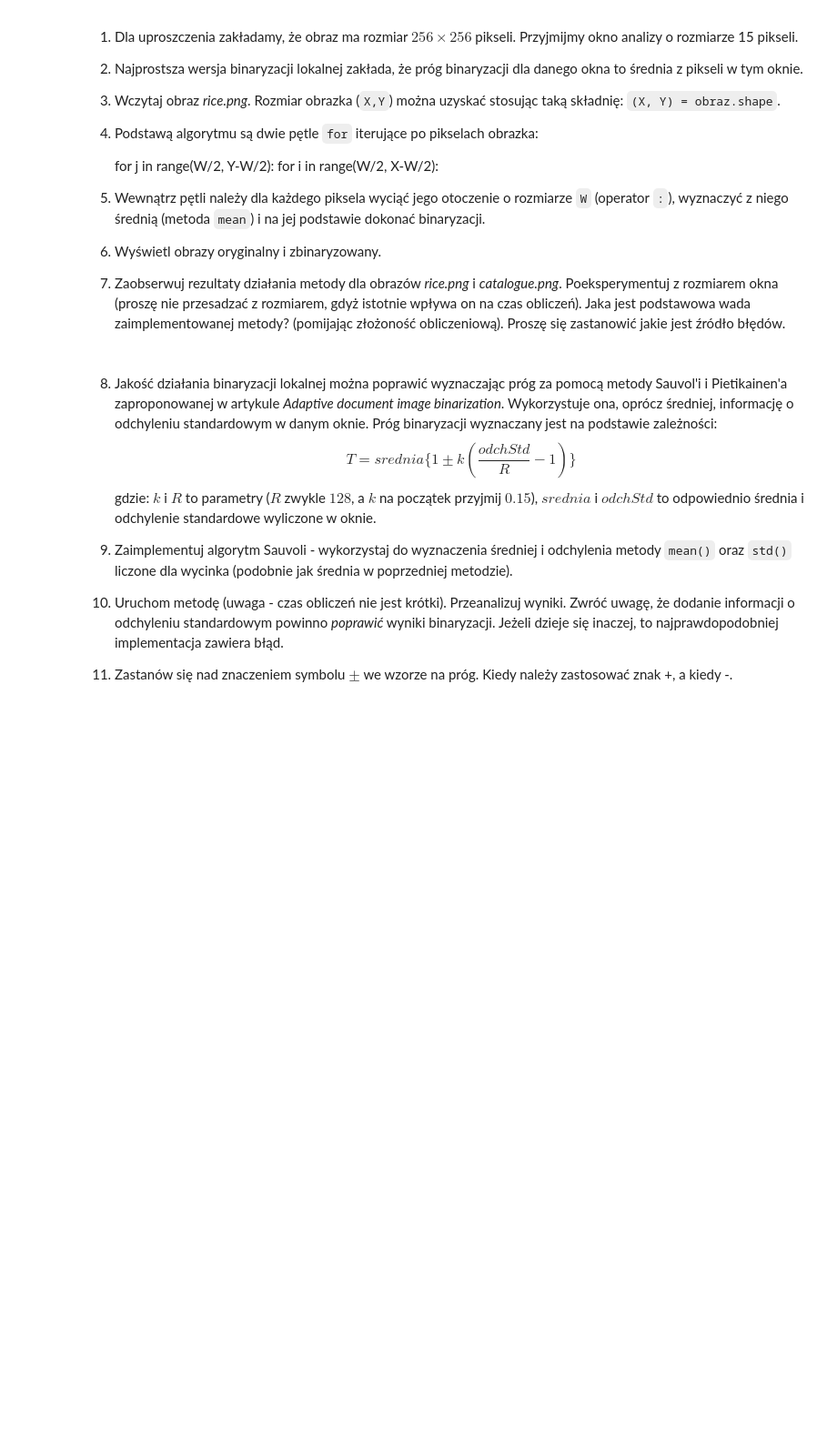
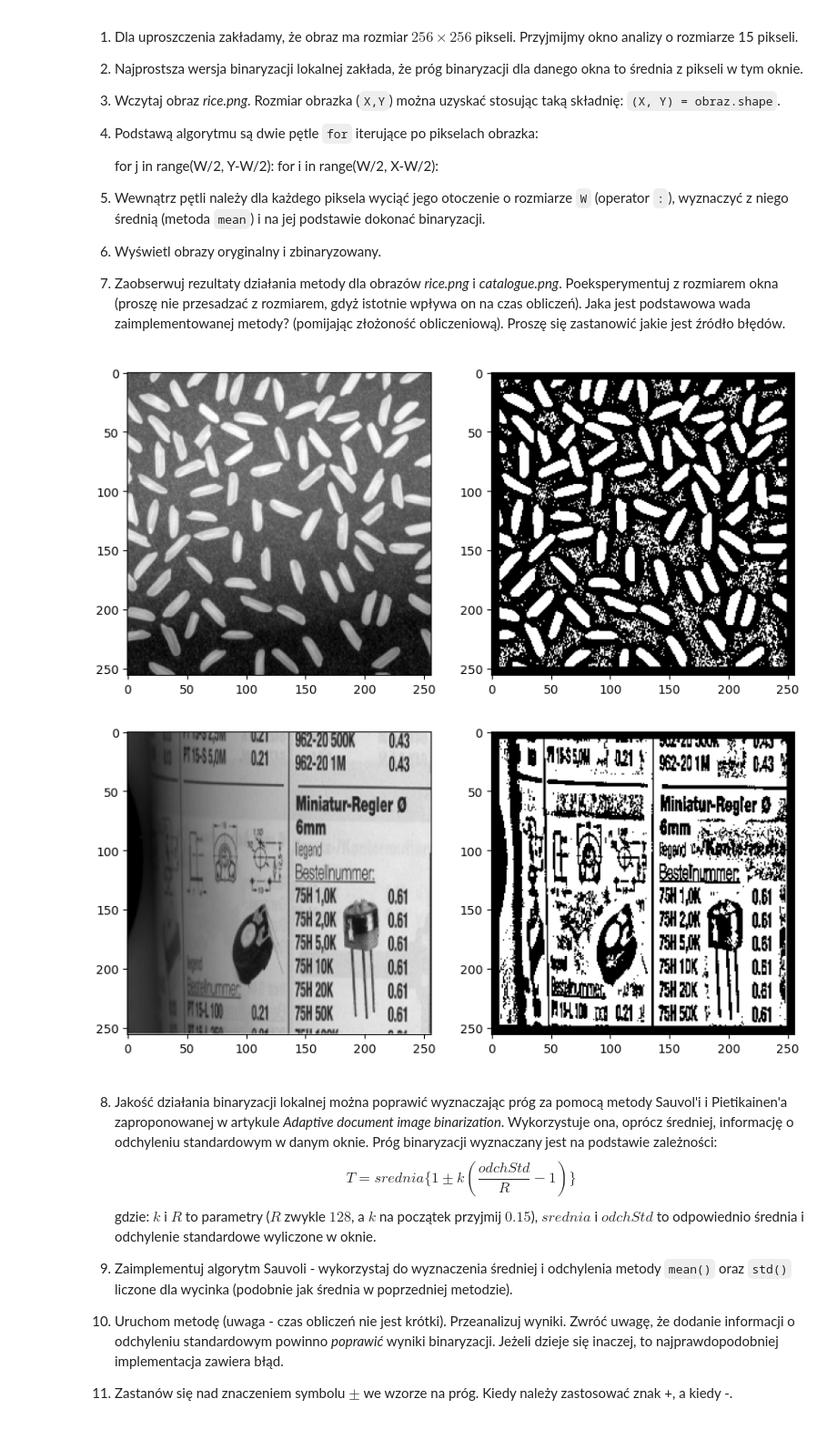
Before and after one commit to michal-proc/digital-image-processing-lab, a Jupyter notebook: 04/04_thresholding.ipynb, the cells around one changed output. Shown at 91% size. Drawn from its saved outputs; the diff is of its cells as text; code cells hidden in the pictures; blank space fills up the shorter version.

```diff
--- a/04/04_thresholding.ipynb
+++ b/04/04_thresholding.ipynb
@@ -409,6 +471,34 @@ W jednym z wariantów polega ona na wyznaczeniu progu osobno dla każdego piksel
       Poeksperymentuj z rozmiarem okna (proszę nie przesadzać z rozmiarem, gdyż istotnie wpływa on na czas obliczeń).
       Jaka jest podstawowa wada zaimplementowanej metody? (pomijając złożoność obliczeniową).
       Proszę się zastanowić jakie jest źródło błędów.
+# %%
+def local_binarization(image_path):
+    image = cv2.imread(image_path, cv2.IMREAD_GRAYSCALE)
+
+    W = 15
+    X, Y = image.shape
+
+    local_binary_image = np.zeros_like(image, dtype=np.uint8)
+
+    for j in range(W // 2, Y - W // 2):
+        for i in range(W // 2, X - W // 2):
+            local_window = image[i - W // 2:i + W // 2 + 1, j - W // 2:j + W // 2 + 1]
+            local_threshold = np.mean(local_window)
+            local_binary_image[i, j] = 255 if image[i, j] > local_threshold else 0
+
+    fig, axs = plt.subplots(1, 2)
+    fig.set_size_inches(10, 5)
+    axs[0].imshow(image, cmap='gray')
+    axs[1].imshow(local_binary_image, cmap='gray')
+    plt.show()
+
+
+test_array = ['rice.png', 'catalogue.png']
+for image_path in test_array:
+    local_binarization(image_path)
+# %% [output]
+[figure, added]
+[figure, added]
 # %% [markdown]
 8. Jakość działania binaryzacji lokalnej można poprawić wyznaczając próg za pomocą metody Sauvol'i i Pietikainen'a zaproponowanej w artykule *Adaptive document image binarization*.
 Wykorzystuje ona, oprócz średniej, informację o odchyleniu standardowym w danym oknie.
```
Also changed, not shown: parts of 6 cells of this notebook.
